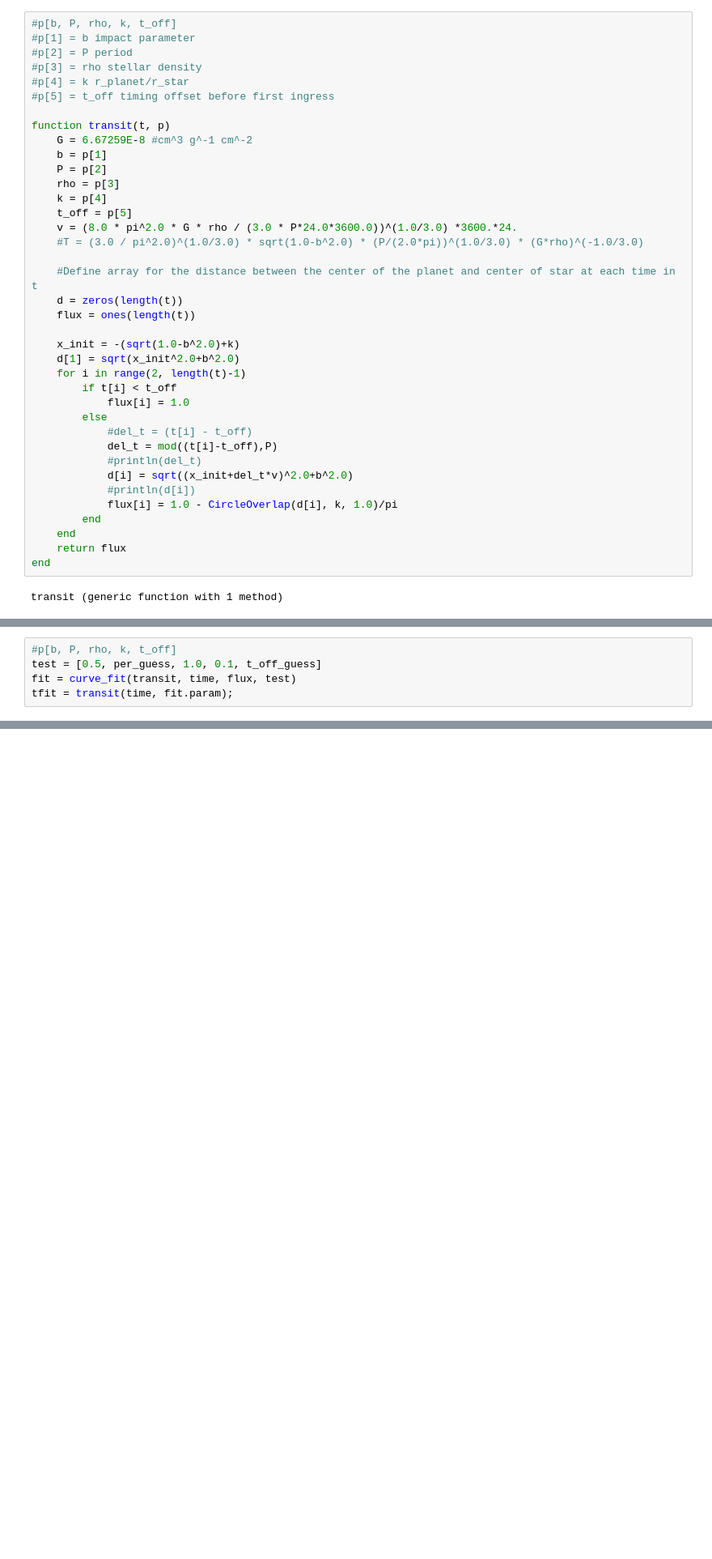
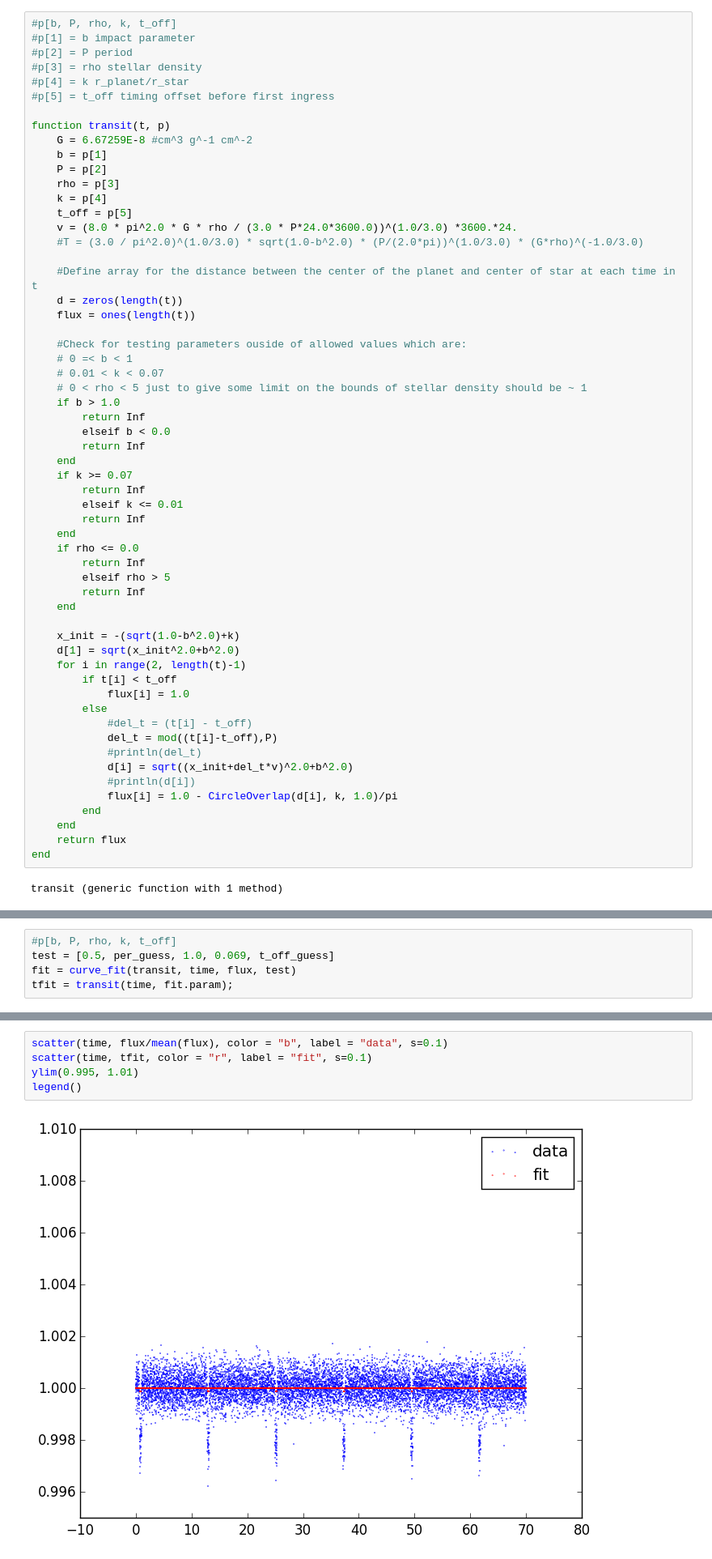
Before and after one commit to jlustigy/ExoJulia, a Jupyter notebook: Homework/hw2a/Iryna_Margaret/Lazzarini_Butsky_hw2a.ipynb, the cells around one changed output, grey strips where cells are left out. Shown at 81% size. Cells and saved outputs as stored; diff of their text form; blank space fills up the shorter version.

Commit message:
Parameters working better but still not a good fit for transit depth

```diff
--- a/Homework/hw2a/Iryna_Margaret/Lazzarini_Butsky_hw2a.ipynb
+++ b/Homework/hw2a/Iryna_Margaret/Lazzarini_Butsky_hw2a.ipynb
@@ -80,6 +80,26 @@ function transit(t, p)
     d = zeros(length(t))
     flux = ones(length(t))
 
+    #Check for testing parameters ouside of allowed values which are:
+    # 0 =< b < 1
+    # 0.01 < k < 0.07
+    # 0 < rho < 5 just to give some limit on the bounds of stellar density should be ~ 1
+    if b > 1.0
+        return Inf
+        elseif b < 0.0
+        return Inf
+    end
+    if k >= 0.07
+        return Inf
+        elseif k <= 0.01
+        return Inf
+    end
+    if rho <= 0.0
+        return Inf
+        elseif rho > 5
+        return Inf
+    end
+
     x_init = -(sqrt(1.0-b^2.0)+k)
     d[1] = sqrt(x_init^2.0+b^2.0)
     for i in range(2, length(t)-1)
@@ -134,5 +154,5 @@ PyObject <matplotlib.collections.PathCollection object at 0x...>
 # %%
 #p[b, P, rho, k, t_off]
-test = [0.5, per_guess, 1.0, 0.1, t_off_guess]
+test = [0.5, per_guess, 1.0, 0.069, t_off_guess]
 fit = curve_fit(transit, time, flux, test)
 tfit = transit(time, fit.param);
@@ -159,0 +174,7 @@ PyObject <matplotlib.collections.PathCollection object at 0x...>
+# %%
+scatter(time, flux/mean(flux), color = "b", label = "data", s=0.1)
+scatter(time, tfit, color = "r", label = "fit", s=0.1)
+ylim(0.995, 1.01)
+legend()
+# %% [output]
+[figure, added]
```
Also changed, not shown: parts of 7 cells of this notebook.
